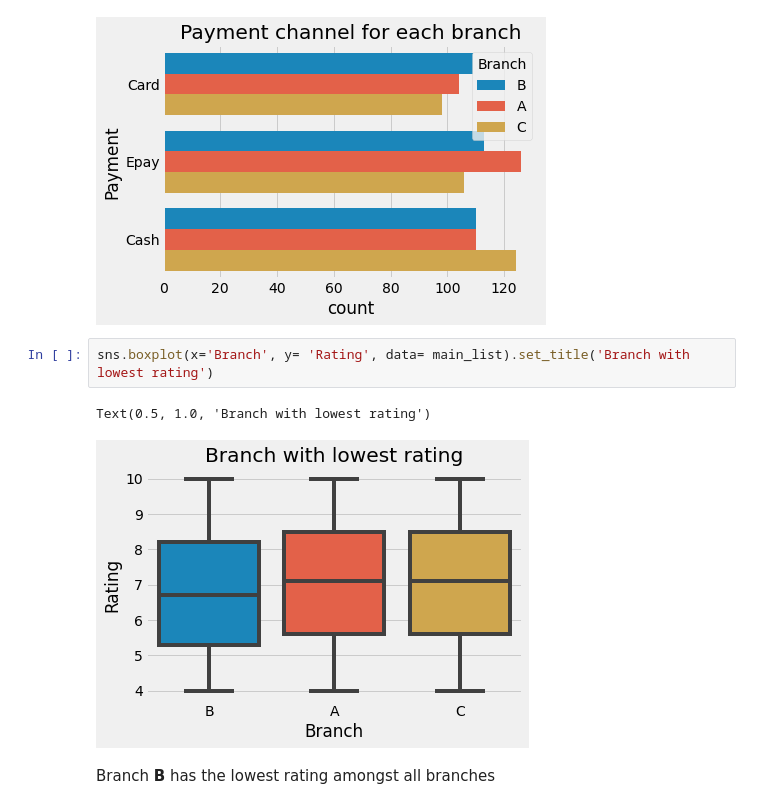
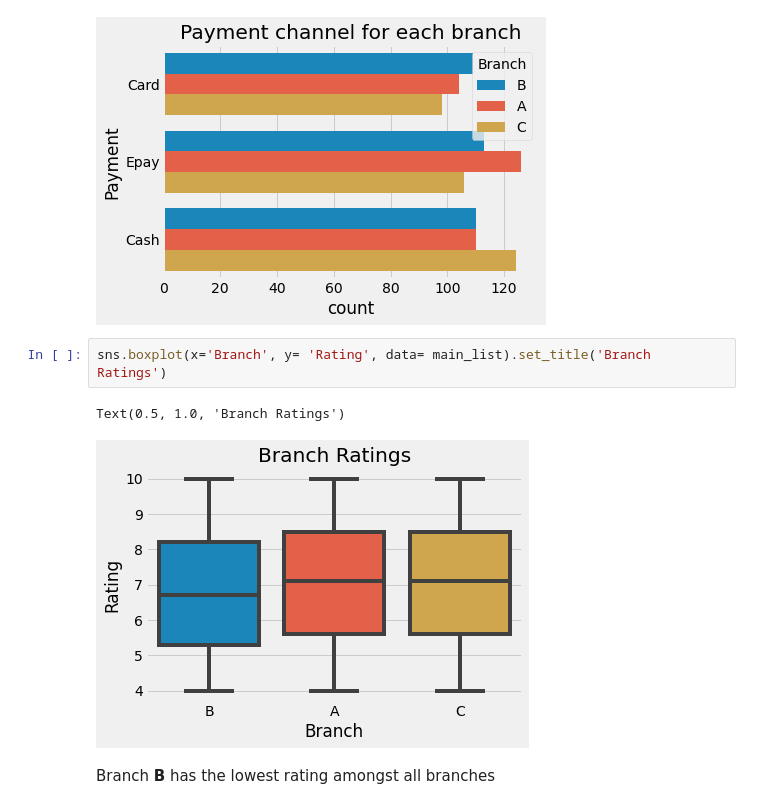
Before and after one commit to Krumpnificent/Sales-data-analysis, a Jupyter notebook: Data Analysis on Company XYZ.ipynb, the cells around one changed output. Drawn from its saved outputs; the diff is of its cells as text.

```diff
--- a/Data Analysis on Company XYZ.ipynb
+++ b/Data Analysis on Company XYZ.ipynb
@@ -389,10 +369,10 @@ sns.countplot(y= 'Payment',hue= 'Branch', data= main_list).set_title('Payment ch
 Text(0.5, 1.0, 'Payment channel for each branch')
 [figure]
 # %%
-sns.boxplot(x='Branch', y= 'Rating', data= main_list).set_title('Branch with lowest rating')
+sns.boxplot(x='Branch', y= 'Rating', data= main_list).set_title('Branch Ratings')
 # %% [output]
-Text(0.5, 1.0, 'Branch with lowest rating')
+Text(0.5, 1.0, 'Branch Ratings')
-[figure, old version]
+[figure, new version]
 # %% [markdown]
 Branch **B** has the lowest rating amongst all branches
 # %%
```
Also changed, not shown: parts of 4 cells of this notebook.
